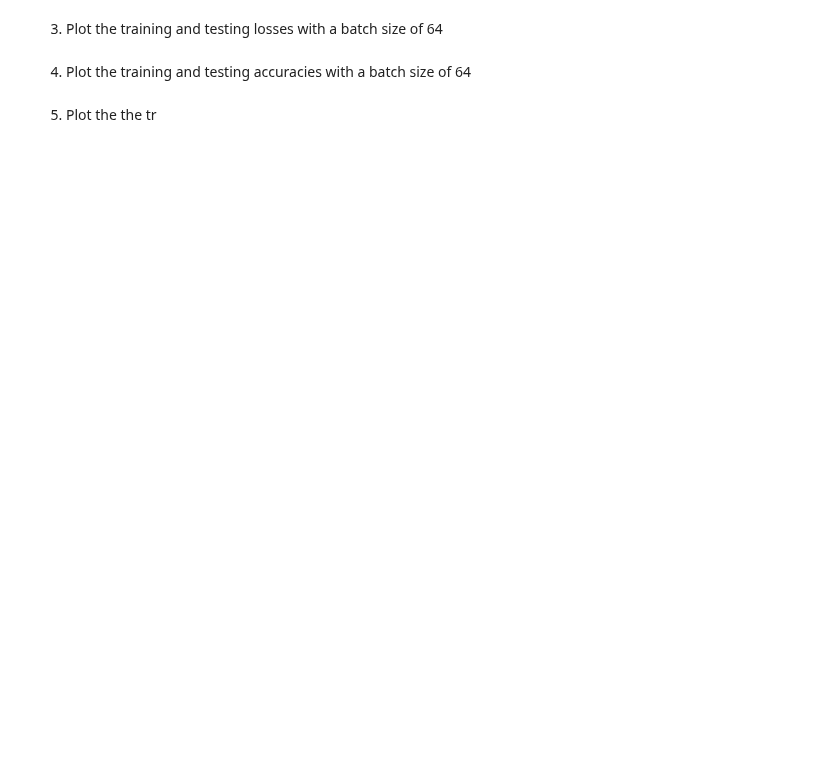
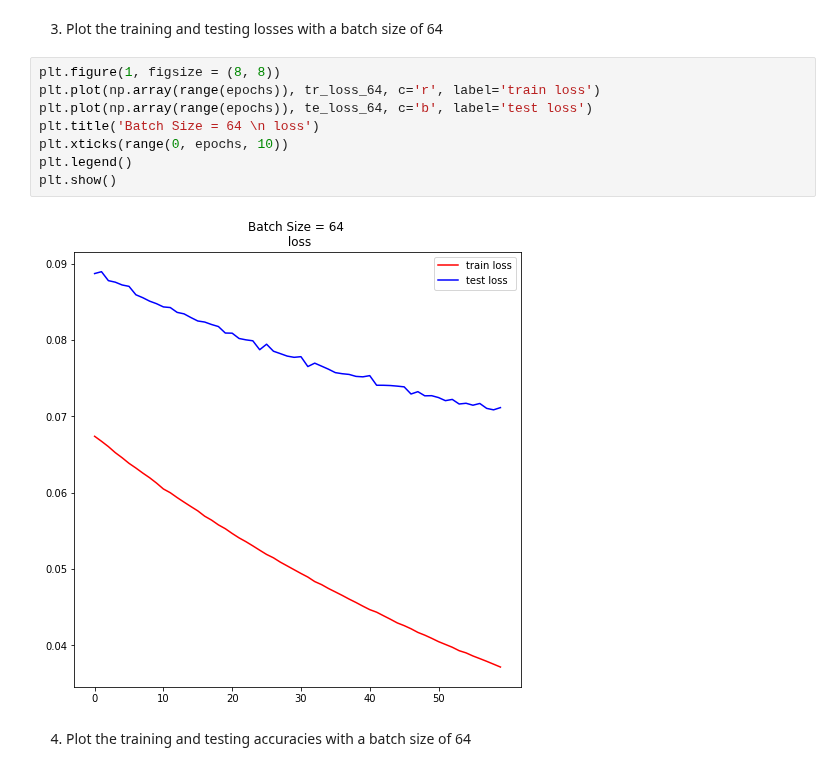
Before and after one commit to insu0929/mlproject, a Jupyter notebook: assign09_20140313.ipynb, the cells around one changed output. Cells and saved outputs as stored; diff of their text form; blank space fills up the shorter version.

Commit message:
6. 64 mini batch

```diff
--- a/assign09_20140313.ipynb
+++ b/assign09_20140313.ipynb
@@ -219,6 +221,14 @@ plt.show()
 # %% [markdown]
 3. Plot the training and testing losses with a batch size of 64
+# %%
+plt.figure(1, figsize = (8, 8))
+plt.plot(np.array(range(epochs)), tr_loss_64, c='r', label='train loss')
+plt.plot(np.array(range(epochs)), te_loss_64, c='b', label='test loss')
+plt.title('Batch Size = 64 \n loss')
+plt.xticks(range(0, epochs, 10))
+plt.legend()
+plt.show()
+# %% [output]
+[figure, added]
 # %% [markdown]
 4. Plot the training and testing accuracies with a batch size of 64
-# %% [markdown]
-5. Plot the the tr
```
Also changed, not shown: parts of 7 cells of this notebook.
